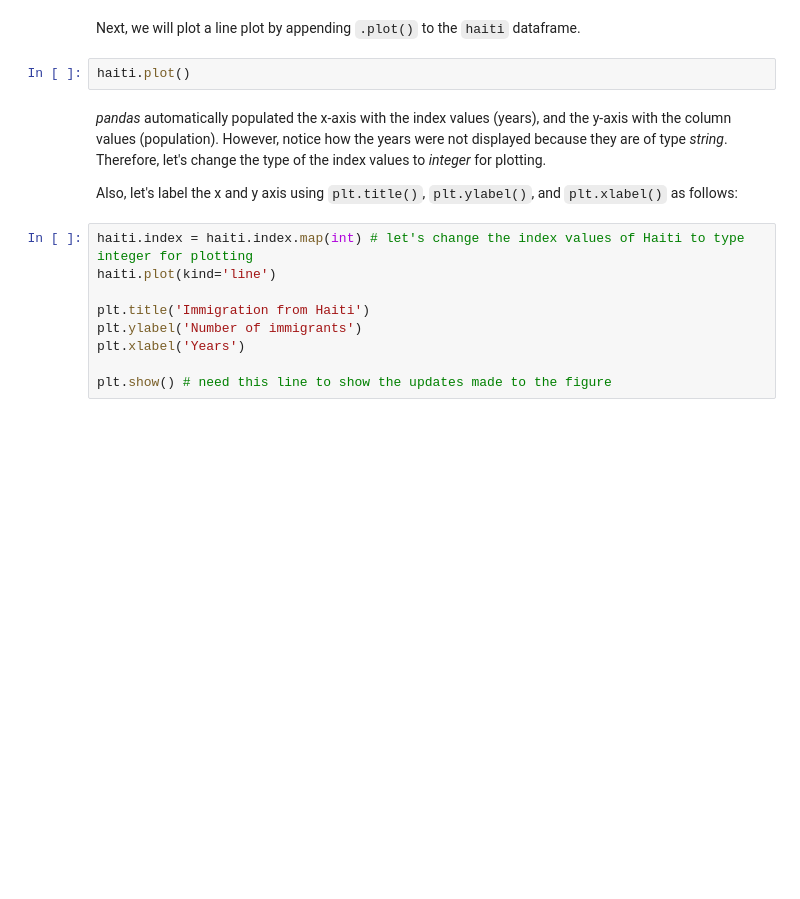
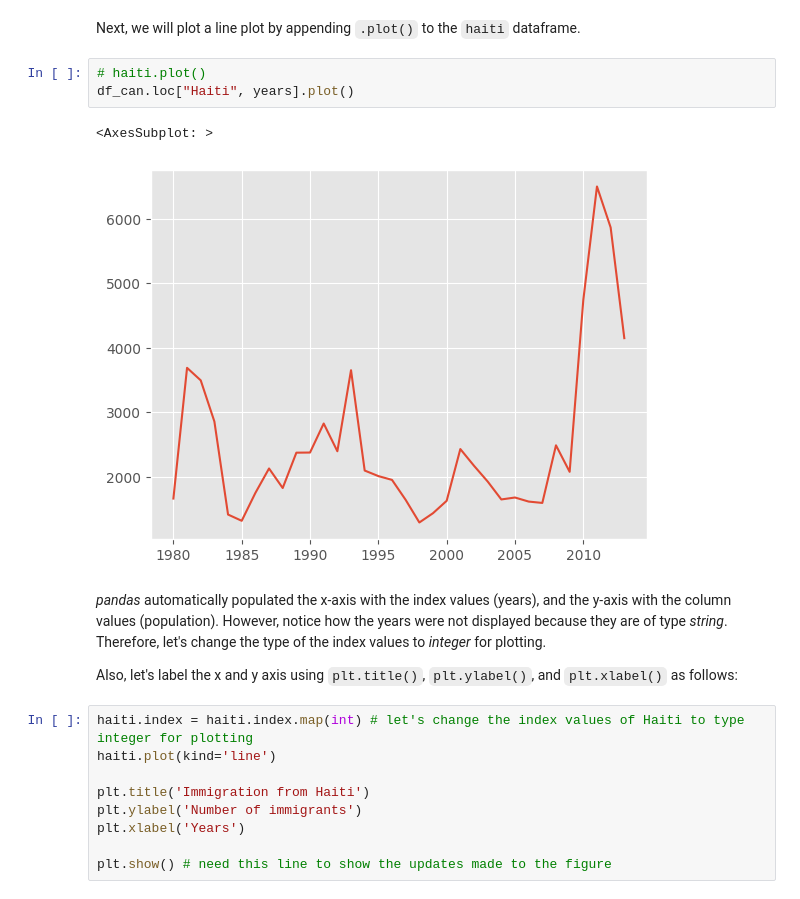
Before and after one commit to Madbubbl3/IBM-Data-Science-Professional-Certificate, a Jupyter notebook: Course 8 Data Visualization/Introduction-to-Matplotlib-and-Line-Plots.ipynb, the cells around one changed output. Drawn from its saved outputs; the diff is of its cells as text; blank space fills up the shorter version.

```diff
--- a/Course 8 Data Visualization/Introduction-to-Matplotlib-and-Line-Plots.ipynb
+++ b/Course 8 Data Visualization/Introduction-to-Matplotlib-and-Line-Plots.ipynb
@@ -559,7 +572,11 @@ haiti.head()
 # %% [markdown]
 Next, we will plot a line plot by appending `.plot()` to the `haiti` dataframe.
-# %%
-haiti.plot()
+# %%
+# haiti.plot()
+df_can.loc["Haiti", years].plot()
+# %% [output]
+<AxesSubplot: >
+[figure, added]
 # %% [markdown]
 *pandas* automatically populated the x-axis with the index values (years), and the y-axis with the column values (population). However, notice how the years were not displayed because they are of type *string*. Therefore, let's change the type of the index values to *integer* for plotting.
 
```
Also changed, not shown: parts of 16 cells of this notebook.
